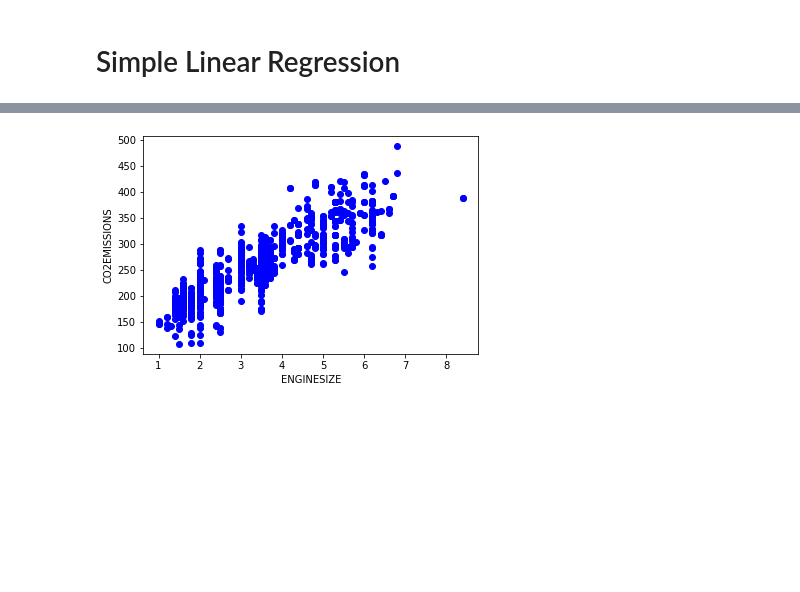
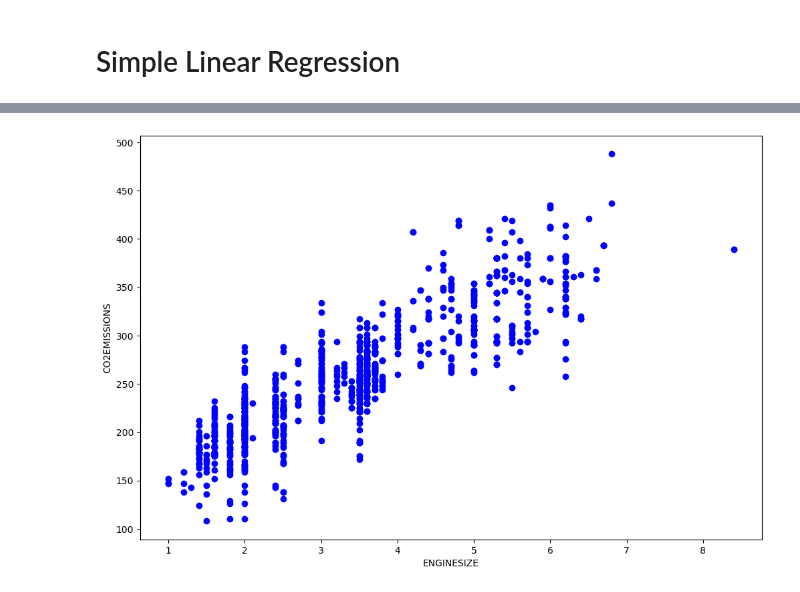
Before and after one commit to lasellers/algorithms, a Jupyter notebook: Simple Linear Regression.ipynb, the cells around one changed output, grey strips where cells are left out. Saved outputs shown, nothing was run; the diff lists cells and outputs as text; code cells hidden in the pictures; blank space fills up the shorter version.

```diff
--- a/Simple Linear Regression.ipynb
+++ b/Simple Linear Regression.ipynb
@@ -22,17 +22,19 @@ data.head()
 # %%
 # Brute force
 #class SimpleLinearRegression:
 import pandas as pd
 import numpy as np
 import matplotlib.pyplot as plt
 from sklearn import linear_model
 
-data = pd.read_csv("FuelConsumptionCo2.csv")
+fig=plt.figure(figsize=(12,8), dpi= 100, facecolor='w', edgecolor='k')
+
+data = pd.read_csv("data/FuelConsumptionCo2.csv")
 data = data[["ENGINESIZE","CO2EMISSIONS"]]
 
 plt.scatter(data["ENGINESIZE"],data["CO2EMISSIONS"], color="blue")
 plt.xlabel("ENGINESIZE")
 plt.ylabel("CO2EMISSIONS")
 plt.show()
 # %% [output]
-[figure, old version]
+[figure, new version]
```
Also changed, not shown: parts of 1 cell of this notebook, 10 other files.
